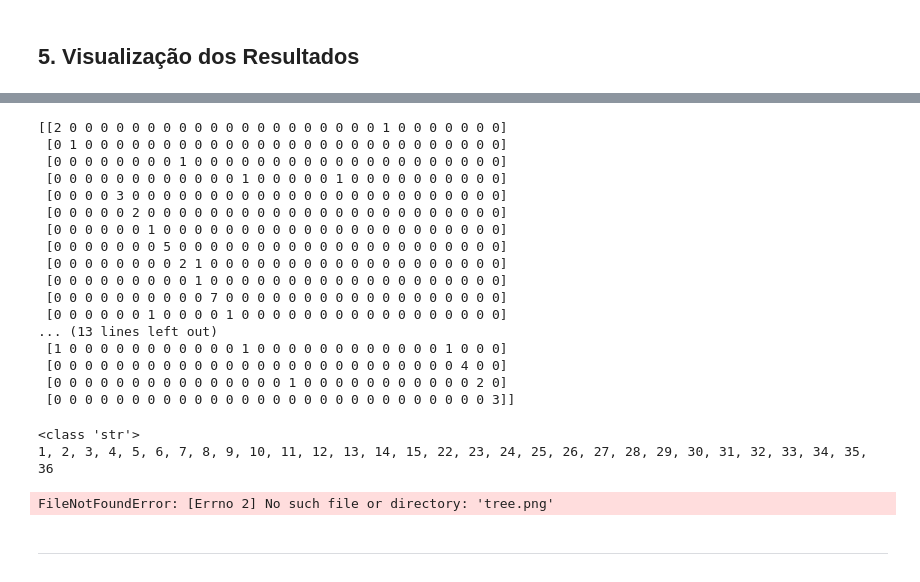
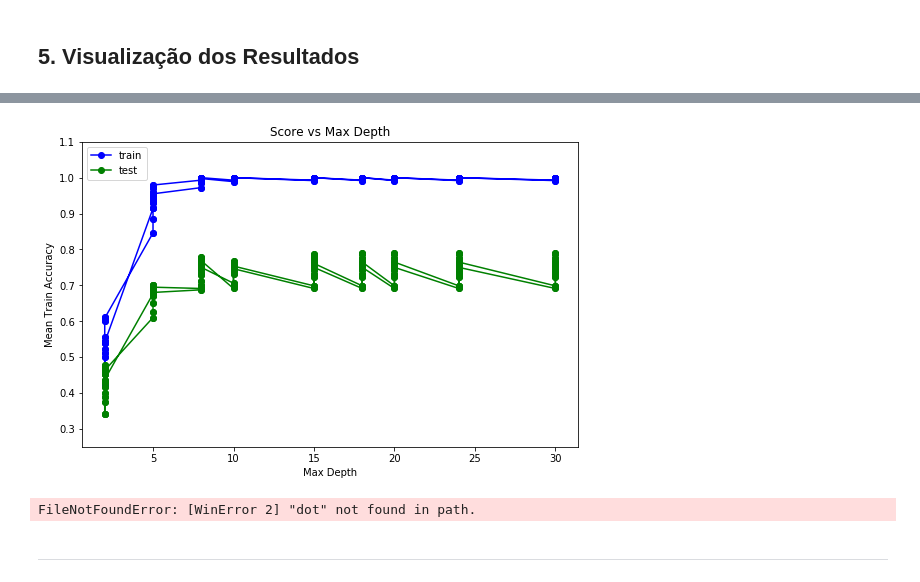
Before and after one commit to mso13/projeto2-leaf, a Jupyter notebook: Projeto 2 - FSI.ipynb, the cells around one changed output, grey strips where cells are left out. Cells and saved outputs as stored; diff of their text form; code cells hidden in the pictures.

```diff
--- a/Projeto 2 - FSI.ipynb
+++ b/Projeto 2 - FSI.ipynb
@@ -165,6 +174,11 @@ weighted avg     0.8400    0.7794    0.7809        68
+# %%
+plot_results(CV_rfc, param='max_depth', name = 'Max Depth')
+# %% [output]
+[figure, added]
 # %%
 # Plot do trab. anterior não funciona bem com 40 classes
-cm = confusion_matrix(y_test,pred)
+cm = confusion_matrix(y_test,y_pred)
+
 classes = ['Quercus_suber','Salix_atrocinera','Populus_nigra','Alnus_sp.','Quercus_robur',
           'Crataegus_monogyna','Ilex_aquifolium','Nerium_oleander','Betula_pubescens', 'Tilia tomentosa',
           'Acer_palmatum', 'Celtis_sp.', 'Corylus_avellana','Castanea_sativa','Populus_alba',
@@ -174,38 +188,26 @@ classes = ['Quercus_suber','Salix_atrocinera','Populus_nigra','Alnus_sp.','Querc
           'Podocarpus_sp.','Acca_sellowiana','Hydrangea_sp.','Pseudosasa_japonica','Magnolia_grandiora',
            'Geranium_sp.','Aesculus_californica','Chelidonium_majus',
            'Schinus_terebinthifolius','Fragaria_vesca']
-print (cm)
+
+#print (cm)
-# %% [output]
-[[2 0 0 0 0 0 0 0 0 0 0 0 0 0 0 0 0 0 0 0 0 1 0 0 0 0 0 0 0]
- [0 1 0 0 0 0 0 0 0 0 0 0 0 0 0 0 0 0 0 0 0 0 0 0 0 0 0 0 0]
- [0 0 0 0 0 0 0 0 1 0 0 0 0 0 0 0 0 0 0 0 0 0 0 0 0 0 0 0 0]
- [0 0 0 0 0 0 0 0 0 0 0 0 1 0 0 0 0 0 1 0 0 0 0 0 0 0 0 0 0]
- [0 0 0 0 3 0 0 0 0 0 0 0 0 0 0 0 0 0 0 0 0 0 0 0 0 0 0 0 0]
- [0 0 0 0 0 2 0 0 0 0 0 0 0 0 0 0 0 0 0 0 0 0 0 0 0 0 0 0 0]
- [0 0 0 0 0 0 1 0 0 0 0 0 0 0 0 0 0 0 0 0 0 0 0 0 0 0 0 0 0]
- [0 0 0 0 0 0 0 5 0 0 0 0 0 0 0 0 0 0 0 0 0 0 0 0 0 0 0 0 0]
- [0 0 0 0 0 0 0 0 2 1 0 0 0 0 0 0 0 0 0 0 0 0 0 0 0 0 0 0 0]
- [0 0 0 0 0 0 0 0 0 1 0 0 0 0 0 0 0 0 0 0 0 0 0 0 0 0 0 0 0]
- [0 0 0 0 0 0 0 0 0 0 7 0 0 0 0 0 0 0 0 0 0 0 0 0 0 0 0 0 0]
- [0 0 0 0 0 0 1 0 0 0 0 1 0 0 0 0 0 0 0 0 0 0 0 0 0 0 0 0 0]
-... (13 lines left out)
- [1 0 0 0 0 0 0 0 0 0 0 0 1 0 0 0 0 0 0 0 0 0 0 0 0 1 0 0 0]
- [0 0 0 0 0 0 0 0 0 0 0 0 0 0 0 0 0 0 0 0 0 0 0 0 0 0 4 0 0]
- [0 0 0 0 0 0 0 0 0 0 0 0 0 0 0 1 0 0 0 0 0 0 0 0 0 0 0 2 0]
- [0 0 0 0 0 0 0 0 0 0 0 0 0 0 0 0 0 0 0 0 0 0 0 0 0 0 0 0 3]]
 # %%
 str_tree = export_graphviz(rfc1.estimators_[0],
    out_file='tree.dot',
    feature_names=X_train.columns, # column names
-   class_names=True)
+   class_names=classes)
 
-os.system('dot -Tpng tree.dot -o tree.png')
+#os.system('dot -Tpng tree.dot -o tree.png')
 # Display in jupyter notebook
-from IPython.display import Image
-Image(filename = 'tree.png')
+#from IPython.display import Image
+#Image(filename = 'tree.png')
-# %% [output]
-<class 'str'>
-1, 2, 3, 4, 5, 6, 7, 8, 9, 10, 11, 12, 13, 14, 15, 22, 23, 24, 25, 26, 27, 28, 29, 30, 31, 32, 33, 34, 35, 36
-FileNotFoundError: [Errno 2] No such file or directory: 'tree.png'
+# %%
+# Use pydot for converting to an image file
+import pydot
+
+# Import the dot file to a graph and then convert to a png
+(graph, ) = pydot.graph_from_dot_file('imgs/tree.dot')
+graph.write_png('imgs/tree.png')
+# %% [output]
+FileNotFoundError: [WinError 2] "dot" not found in path.
 # %% [markdown]
 ---
```
Also changed, not shown: parts of 13 cells of this notebook, 2 other files.
